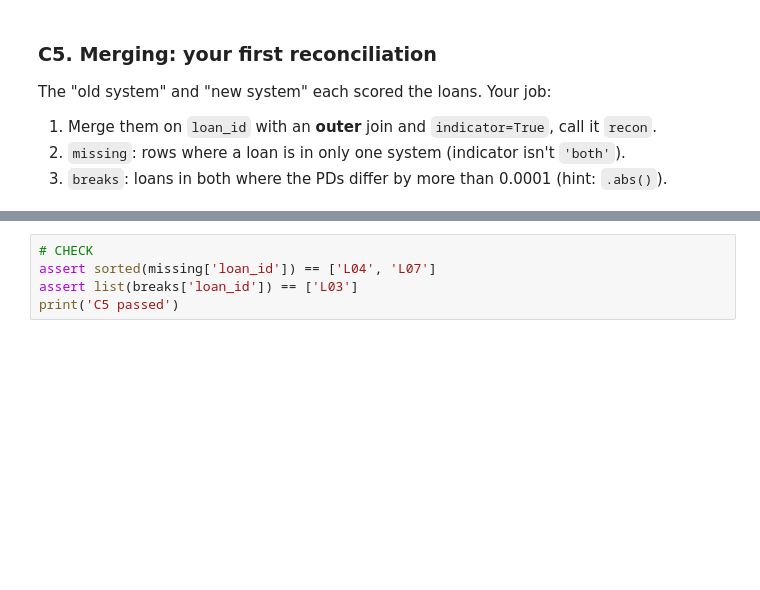
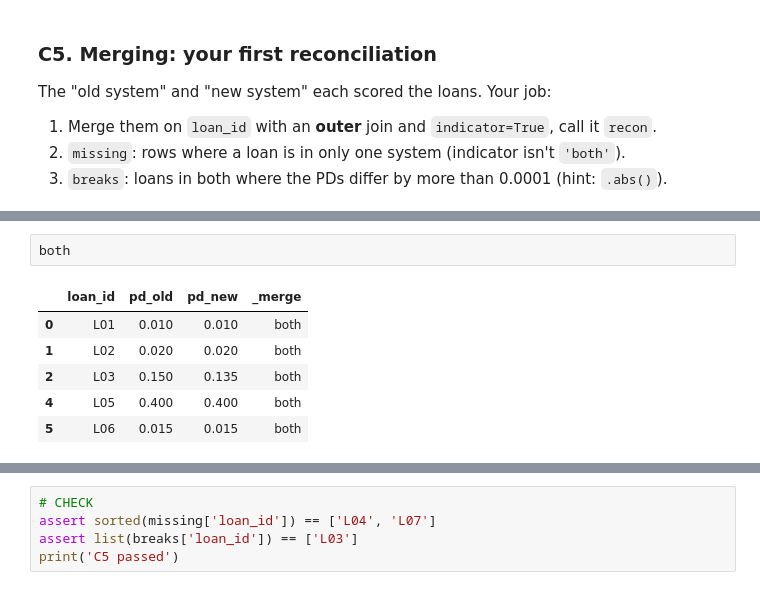
Before and after one commit to S-Azeem/credit_risk_playground, a Jupyter notebook: day0_python_warmup.ipynb, the cells around one changed output, grey strips where cells are left out. Cells and saved outputs as stored; diff of their text form; blank space fills up the shorter version.

```diff
--- a/day0_python_warmup.ipynb
+++ b/day0_python_warmup.ipynb
@@ -367,0 +435,9 @@ print(breaks)
+# %%
+both
+# %% [output]
+|  | loan_id | pd_old | pd_new | _merge |
+| 0 | L01 | 0.010 | 0.010 | both |
+| 1 | L02 | 0.020 | 0.020 | both |
+| 2 | L03 | 0.150 | 0.135 | both |
+| 4 | L05 | 0.400 | 0.400 | both |
+| 5 | L06 | 0.015 | 0.015 | both |
```
Also changed, not shown: parts of 14 cells of this notebook, 1 other file.
